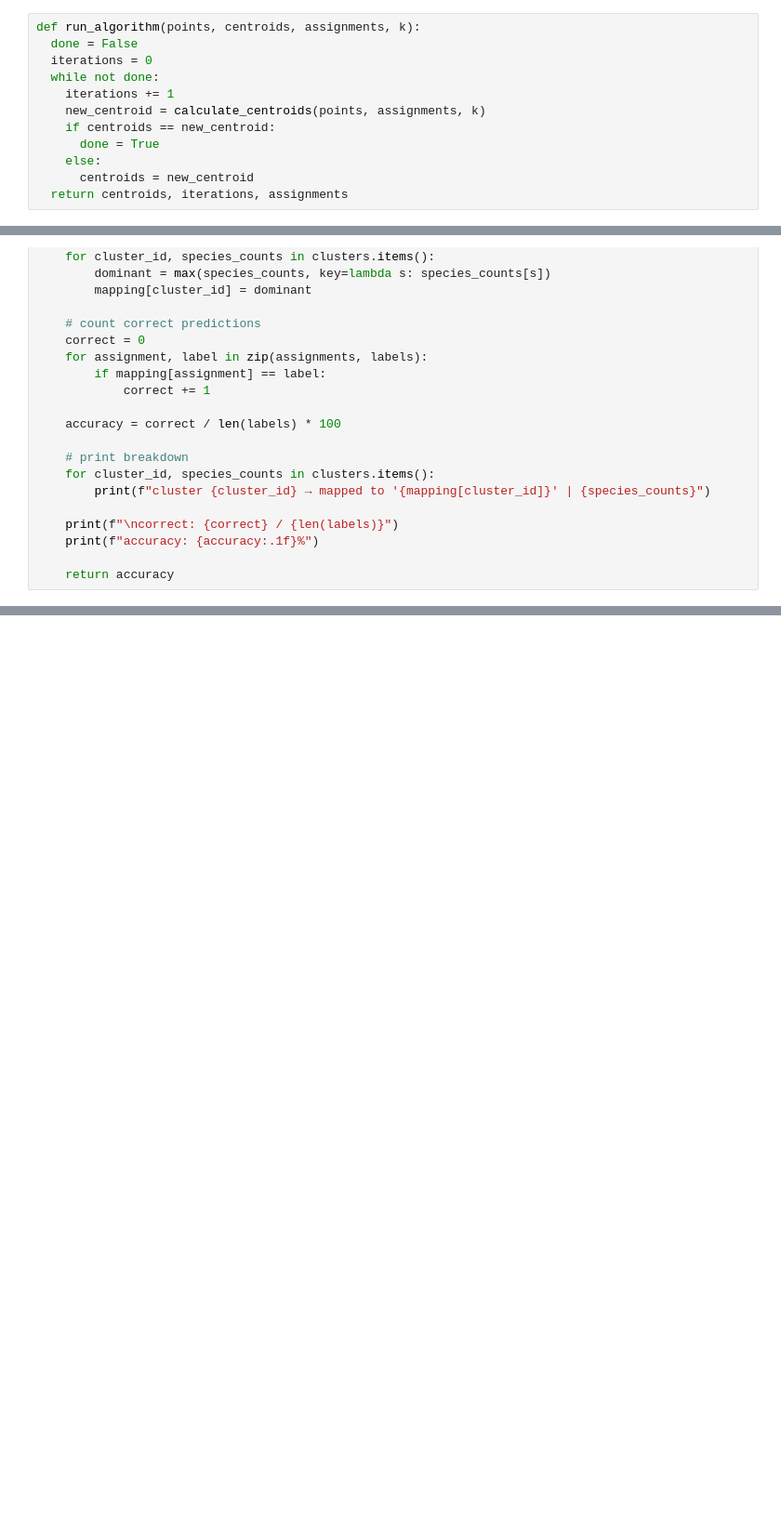
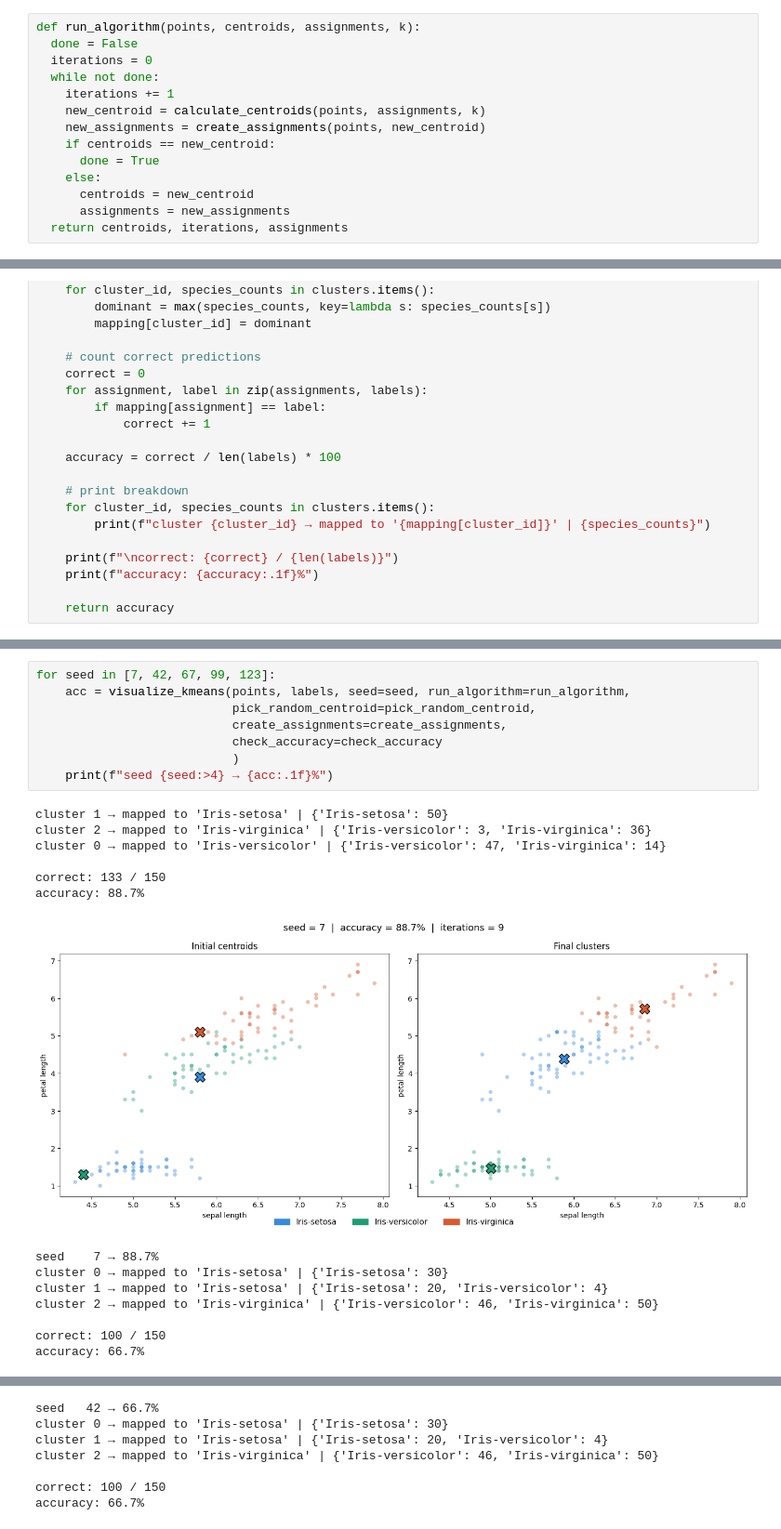
Before and after one commit to UmiVilbig/K-means-clustering-from-scratch, a Jupyter notebook: k-clustering.ipynb, the cells around one changed output, grey strips where cells are left out. Shown at 93% size. Saved outputs shown, nothing was run; the diff lists cells and outputs as text; blank space fills up the shorter version.

Commit message:
added visualization

```diff
--- a/k-clustering.ipynb
+++ b/k-clustering.ipynb
@@ -89,10 +89,12 @@ def run_algorithm(points, centroids, assignments, k):
   while not done:
     iterations += 1
     new_centroid = calculate_centroids(points, assignments, k)
+    new_assignments = create_assignments(points, new_centroid)
     if centroids == new_centroid:
       done = True
     else:
       centroids = new_centroid
+      assignments = new_assignments
   return centroids, iterations, assignments
 # %%
 # POINTS = [(1, 1), (9, 9), (2, 2), (8,8), (0, 1), (10, 11)]
@@ -167,0 +217,23 @@ accuracy: 66.7%
+# %%
+for seed in [7, 42, 67, 99, 123]:
+    acc = visualize_kmeans(points, labels, seed=seed, run_algorithm=run_algorithm,
+                           pick_random_centroid=pick_random_centroid,
+                           create_assignments=create_assignments,
+                           check_accuracy=check_accuracy
+                           )
+    print(f"seed {seed:>4} → {acc:.1f}%")
+# %% [output]
+cluster 1 → mapped to 'Iris-setosa' | {'Iris-setosa': 50}
+cluster 2 → mapped to 'Iris-virginica' | {'Iris-versicolor': 3, 'Iris-virginica': 36}
+cluster 0 → mapped to 'Iris-versicolor' | {'Iris-versicolor': 47, 'Iris-virginica': 14}
+
+correct: 133 / 150
+accuracy: 88.7%
+[figure, added]
+seed    7 → 88.7%
+cluster 0 → mapped to 'Iris-setosa' | {'Iris-setosa': 30}
+cluster 1 → mapped to 'Iris-setosa' | {'Iris-setosa': 20, 'Iris-versicolor': 4}
+cluster 2 → mapped to 'Iris-virginica' | {'Iris-versicolor': 46, 'Iris-virginica': 50}
+
+correct: 100 / 150
+accuracy: 66.7%
@@ -167,0 +241,7 @@ accuracy: 66.7%
+seed   42 → 66.7%
+cluster 0 → mapped to 'Iris-setosa' | {'Iris-setosa': 30}
+cluster 1 → mapped to 'Iris-setosa' | {'Iris-setosa': 20, 'Iris-versicolor': 4}
+cluster 2 → mapped to 'Iris-virginica' | {'Iris-versicolor': 46, 'Iris-virginica': 50}
+
+correct: 100 / 150
+accuracy: 66.7%
```
Also changed, not shown: parts of 5 cells of this notebook.
